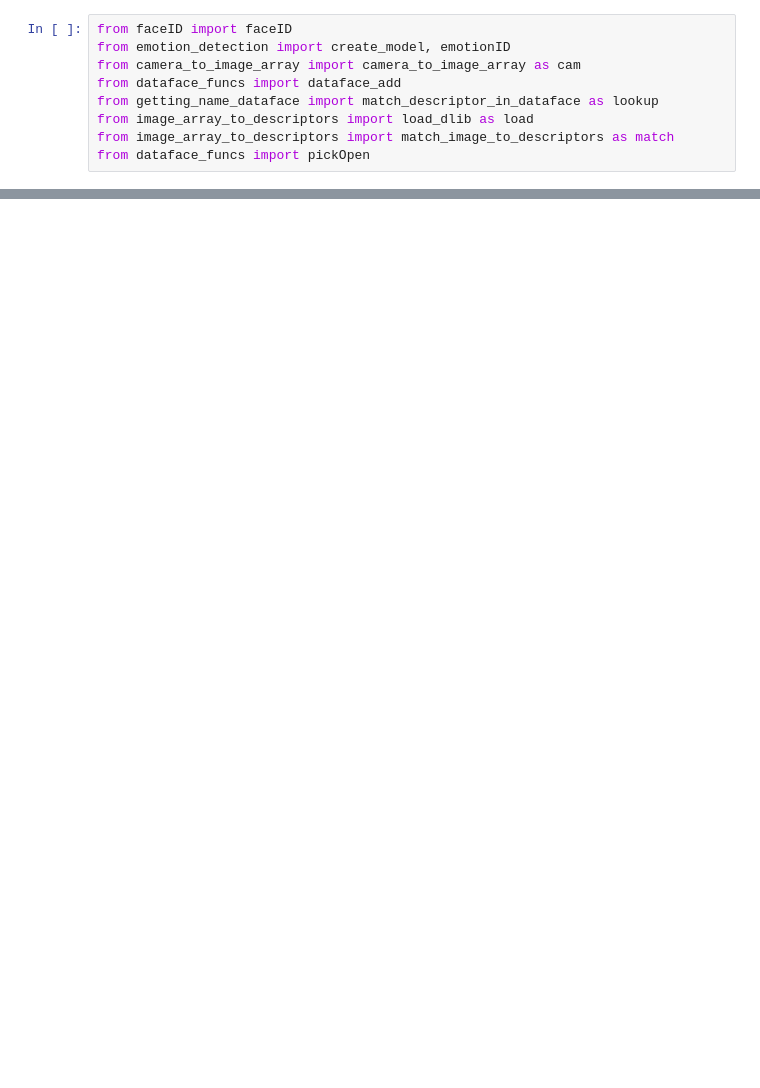
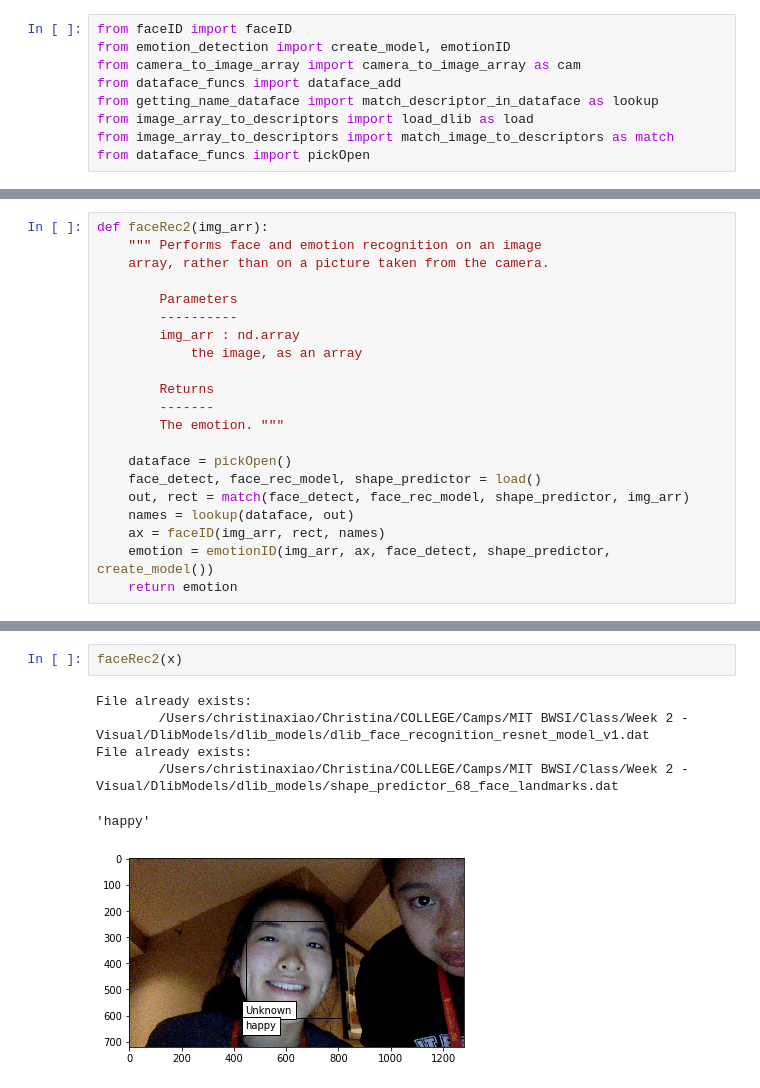
Before and after one commit to jjyang12/upgraded-octo-discocito-3, a Jupyter notebook: face_recognizer/FINAL.ipynb, the cells around one changed output, grey strips where cells are left out. Cells and saved outputs as stored; diff of their text form; blank space fills up the shorter version.

```diff
--- a/face_recognizer/FINAL.ipynb
+++ b/face_recognizer/FINAL.ipynb
@@ -19,3 +20,24 @@ def faceRec():
+# %%
+def faceRec2(img_arr):
+    """ Performs face and emotion recognition on an image
+    array, rather than on a picture taken from the camera.
+
+        Parameters
+        ----------
+        img_arr : nd.array
+            the image, as an array
+
+        Returns
+        -------
+        The emotion. """
+
+    dataface = pickOpen()
+    face_detect, face_rec_model, shape_predictor = load()
+    out, rect = match(face_detect, face_rec_model, shape_predictor, img_arr)
+    names = lookup(dataface, out)
+    ax = faceID(img_arr, rect, names)
+    emotion = emotionID(img_arr, ax, face_detect, shape_predictor, create_model())
+    return emotion
 # %%
 faceRec()
 # %% [output]
@@ -26,0 +54,9 @@ File already exists:
+# %%
+faceRec2(x)
+# %% [output]
+File already exists:
+        /Users/christinaxiao/Christina/COLLEGE/Camps/MIT BWSI/Class/Week 2 - Visual/DlibModels/dlib_models/dlib_face_recognition_resnet_model_v1.dat
+File already exists:
+        /Users/christinaxiao/Christina/COLLEGE/Camps/MIT BWSI/Class/Week 2 - Visual/DlibModels/dlib_models/shape_predictor_68_face_landmarks.dat
+'happy'
+[figure, added]
```
Also changed, not shown: parts of 3 cells of this notebook, 1 other file.
